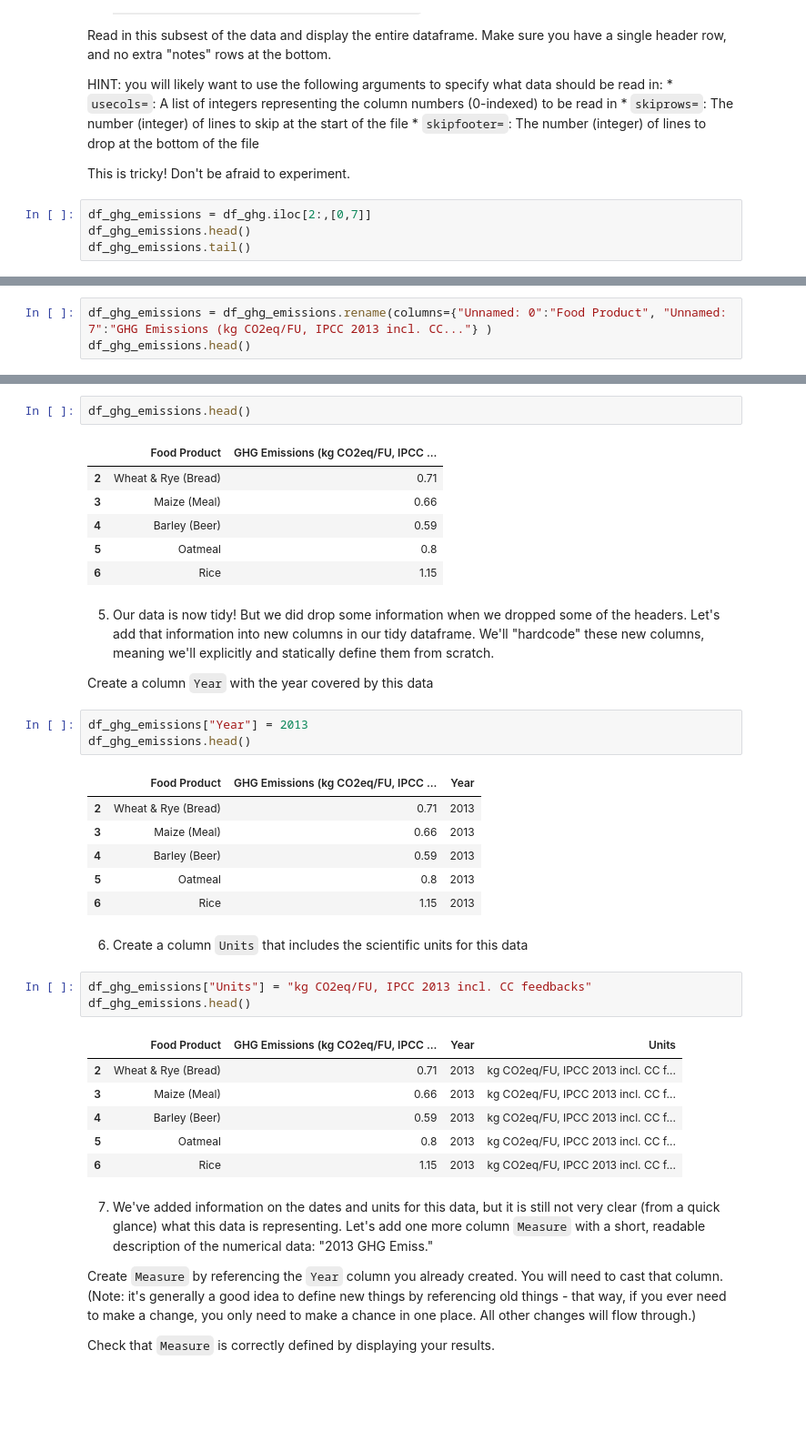
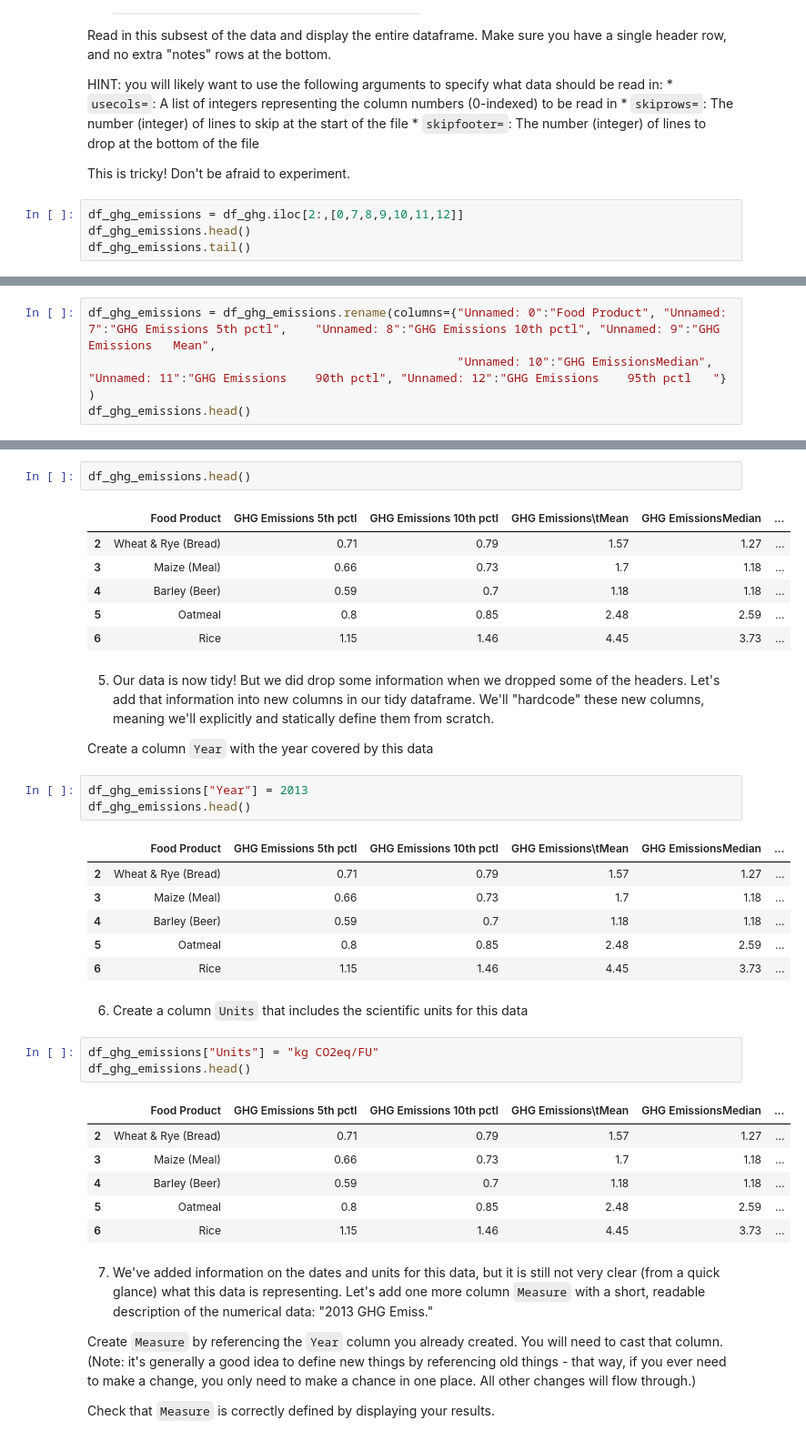
Before and after one commit to rk928/Ranjit-Kumar, a Jupyter notebook: ENVS_617_Assignment_2_Pandas_Tidying.ipynb, the cells around one changed output, grey strips where cells are left out. Shown at 91% size. Saved outputs shown, nothing was run; the diff lists cells and outputs as text; blank space fills up the shorter version.

```diff
--- a/ENVS_617_Assignment_2_Pandas_Tidying.ipynb
+++ b/ENVS_617_Assignment_2_Pandas_Tidying.ipynb
@@ -108,7 +108,7 @@ memory usage: 20.3+ KB
 
   This is tricky! Don't be afraid to experiment.
 # %%
-df_ghg_emissions = df_ghg.iloc[2:,[0,7]]
+df_ghg_emissions = df_ghg.iloc[2:,[0,7,8,9,10,11,12]]
 df_ghg_emissions.head()
 df_ghg_emissions.tail()
 # %% [output]
@@ -121,3 +120,0 @@ df_ghg_emissions.tail()
-# %%
-df_ghg_emissions = df_ghg_emissions.rename(columns={"Unnamed: 0":"Food Product", "Unnamed: 7":"GHG Emissions (kg CO2eq/FU, IPCC 2013 incl. CC..."} )
-df_ghg_emissions.head()
@@ -130,0 +121,4 @@ df_ghg_emissions.head()
+# %%
+df_ghg_emissions = df_ghg_emissions.rename(columns={"Unnamed: 0":"Food Product", "Unnamed: 7":"GHG Emissions 5th pctl", 	"Unnamed: 8":"GHG Emissions 10th pctl", "Unnamed: 9":"GHG Emissions	Mean",
+                                                    "Unnamed: 10":"GHG EmissionsMedian", "Unnamed: 11":"GHG Emissions	90th pctl", "Unnamed: 12":"GHG Emissions	95th pctl	"} )
+df_ghg_emissions.head()
@@ -150,12 +151,12 @@ df_ghg_emissions.tail()
 # %%
 df_ghg_emissions.head()
 # %% [output]
-|  | Food Product | GHG Emissions (kg CO2eq/FU, IPCC ... |
-| 2 | Wheat & Rye (Bread) | 0.71 |
-| 3 | Maize (Meal) | 0.66 |
-| 4 | Barley (Beer) | 0.59 |
-| 5 | Oatmeal | 0.8 |
-| 6 | Rice | 1.15 |
+|  | Food Product | GHG Emissions 5th pctl | GHG Emissions 10th pctl | GHG Emissions\tMean | GHG EmissionsMedian | ... |
+| 2 | Wheat & Rye (Bread) | 0.71 | 0.79 | 1.57 | 1.27 | ... |
+| 3 | Maize (Meal) | 0.66 | 0.73 | 1.7 | 1.18 | ... |
+| 4 | Barley (Beer) | 0.59 | 0.7 | 1.18 | 1.18 | ... |
+| 5 | Oatmeal | 0.8 | 0.85 | 2.48 | 2.59 | ... |
+| 6 | Rice | 1.15 | 1.46 | 4.45 | 3.73 | ... |
 # %% [markdown]
 5. Our data is now tidy! But we did drop some information when we dropped some of the headers. Let's add that information into new columns in our tidy dataframe. We'll "hardcode" these new columns, meaning we'll explicitly and statically define them from scratch.
 
@@ -164,24 +165,24 @@ df_ghg_emissions.head()
 df_ghg_emissions["Year"] = 2013
 df_ghg_emissions.head()
 # %% [output]
-|  | Food Product | GHG Emissions (kg CO2eq/FU, IPCC ... | Year |
-| 2 | Wheat & Rye (Bread) | 0.71 | 2013 |
-| 3 | Maize (Meal) | 0.66 | 2013 |
-| 4 | Barley (Beer) | 0.59 | 2013 |
-| 5 | Oatmeal | 0.8 | 2013 |
-| 6 | Rice | 1.15 | 2013 |
+|  | Food Product | GHG Emissions 5th pctl | GHG Emissions 10th pctl | GHG Emissions\tMean | GHG EmissionsMedian | ... |
+| 2 | Wheat & Rye (Bread) | 0.71 | 0.79 | 1.57 | 1.27 | ... |
+| 3 | Maize (Meal) | 0.66 | 0.73 | 1.7 | 1.18 | ... |
+| 4 | Barley (Beer) | 0.59 | 0.7 | 1.18 | 1.18 | ... |
+| 5 | Oatmeal | 0.8 | 0.85 | 2.48 | 2.59 | ... |
+| 6 | Rice | 1.15 | 1.46 | 4.45 | 3.73 | ... |
 # %% [markdown]
 6. Create a column `Units` that includes the scientific units for this data
 # %%
-df_ghg_emissions["Units"] = "kg CO2eq/FU, IPCC 2013 incl. CC feedbacks"
+df_ghg_emissions["Units"] = "kg CO2eq/FU"
 df_ghg_emissions.head()
 # %% [output]
-|  | Food Product | GHG Emissions (kg CO2eq/FU, IPCC ... | Year | Units |
-| 2 | Wheat & Rye (Bread) | 0.71 | 2013 | kg CO2eq/FU, IPCC 2013 incl. CC f... |
-| 3 | Maize (Meal) | 0.66 | 2013 | kg CO2eq/FU, IPCC 2013 incl. CC f... |
-| 4 | Barley (Beer) | 0.59 | 2013 | kg CO2eq/FU, IPCC 2013 incl. CC f... |
-| 5 | Oatmeal | 0.8 | 2013 | kg CO2eq/FU, IPCC 2013 incl. CC f... |
-| 6 | Rice | 1.15 | 2013 | kg CO2eq/FU, IPCC 2013 incl. CC f... |
+|  | Food Product | GHG Emissions 5th pctl | GHG Emissions 10th pctl | GHG Emissions\tMean | GHG EmissionsMedian | ... |
+| 2 | Wheat & Rye (Bread) | 0.71 | 0.79 | 1.57 | 1.27 | ... |
+| 3 | Maize (Meal) | 0.66 | 0.73 | 1.7 | 1.18 | ... |
+| 4 | Barley (Beer) | 0.59 | 0.7 | 1.18 | 1.18 | ... |
+| 5 | Oatmeal | 0.8 | 0.85 | 2.48 | 2.59 | ... |
+| 6 | Rice | 1.15 | 1.46 | 4.45 | 3.73 | ... |
 # %% [markdown]
 7. We've added information on the dates and units for this data, but it is still not very clear (from a quick glance) what this data is representing. Let's add one more column `Measure` with a short, readable description of the numerical data: "2013 GHG Emiss."
 
```
Also changed, not shown: parts of 12 cells of this notebook.
